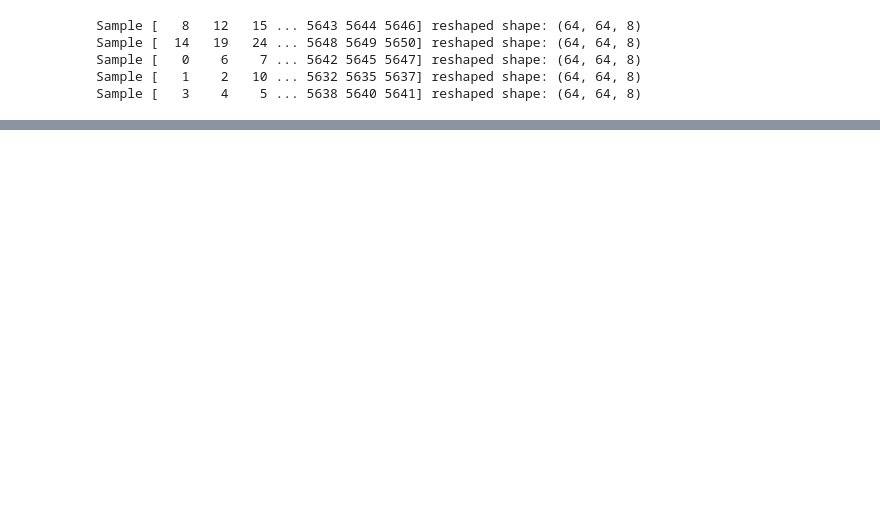
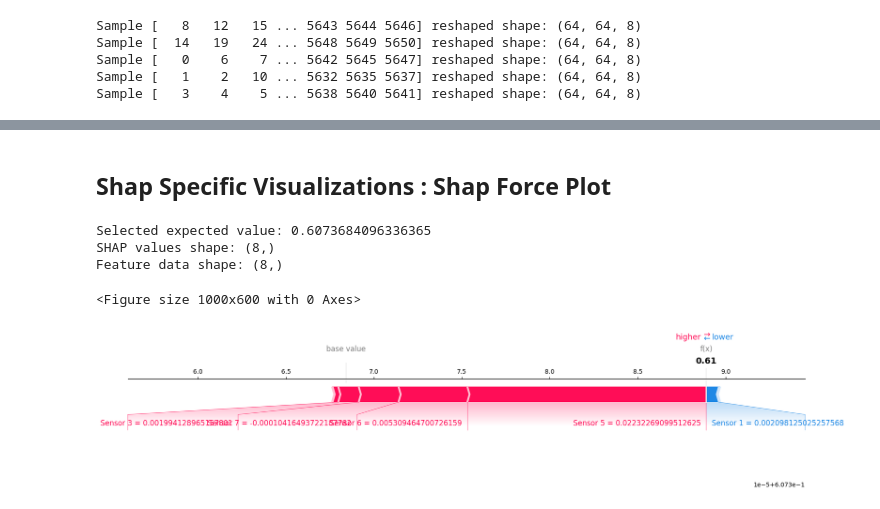
Before and after one commit to sadrireza/Neural-Networks, a Jupyter notebook: TIL Reza-Shap Implemented.ipynb, the cells around one changed output, grey strips where cells are left out. Drawn from its saved outputs; the diff is of its cells as text; code cells hidden in the pictures; blank space fills up the shorter version.

```diff
--- a/TIL Reza-Shap Implemented.ipynb
+++ b/TIL Reza-Shap Implemented.ipynb
@@ -113,0 +286,33 @@ Aggregated Data shape: (5, 8)
+# %% [markdown]
+## Shap Specific Visualizations : Shap Force Plot
+# %%
+# Ensure expected_value is a scalar (manually set to the first class value or as needed)
+expected_value = float(explainer.expected_value[1])  # Choose class 1, or use explainer.expected_value[0] for class 0
+
+# Print the selected expected value for debugging
+print(f"Selected expected value: {expected_value}")
+
+# Ensure both SHAP values and feature data are flattened and are 1D arrays
+shap_values_for_sample = shap_values_for_sample.flatten()
+consistent_data_for_sample = consistent_data_for_sample.flatten()
+
+# Check the shapes of SHAP values and feature data
+print(f"SHAP values shape: {shap_values_for_sample.shape}")
+print(f"Feature data shape: {consistent_data_for_sample.shape}")
+
+# Plot the force plot using matplotlib
+plt.figure(figsize=(10, 6))
+shap.force_plot(
+    expected_value,  # This should be a scalar
+    shap_values_for_sample,  # 1D array of SHAP values
+    consistent_data_for_sample,  # 1D array of feature values
+    feature_names=[f'Sensor {i}' for i in range(1, 9)],  # List of feature names
+    matplotlib=True  # Render as a static image
+)
+plt.show()
+# %% [output]
+Selected expected value: 0.6073684096336365
+SHAP values shape: (8,)
+Feature data shape: (8,)
+<Figure size 1000x600 with 0 Axes>
+[figure, added]
```
Also changed, not shown: parts of 12 cells of this notebook.
